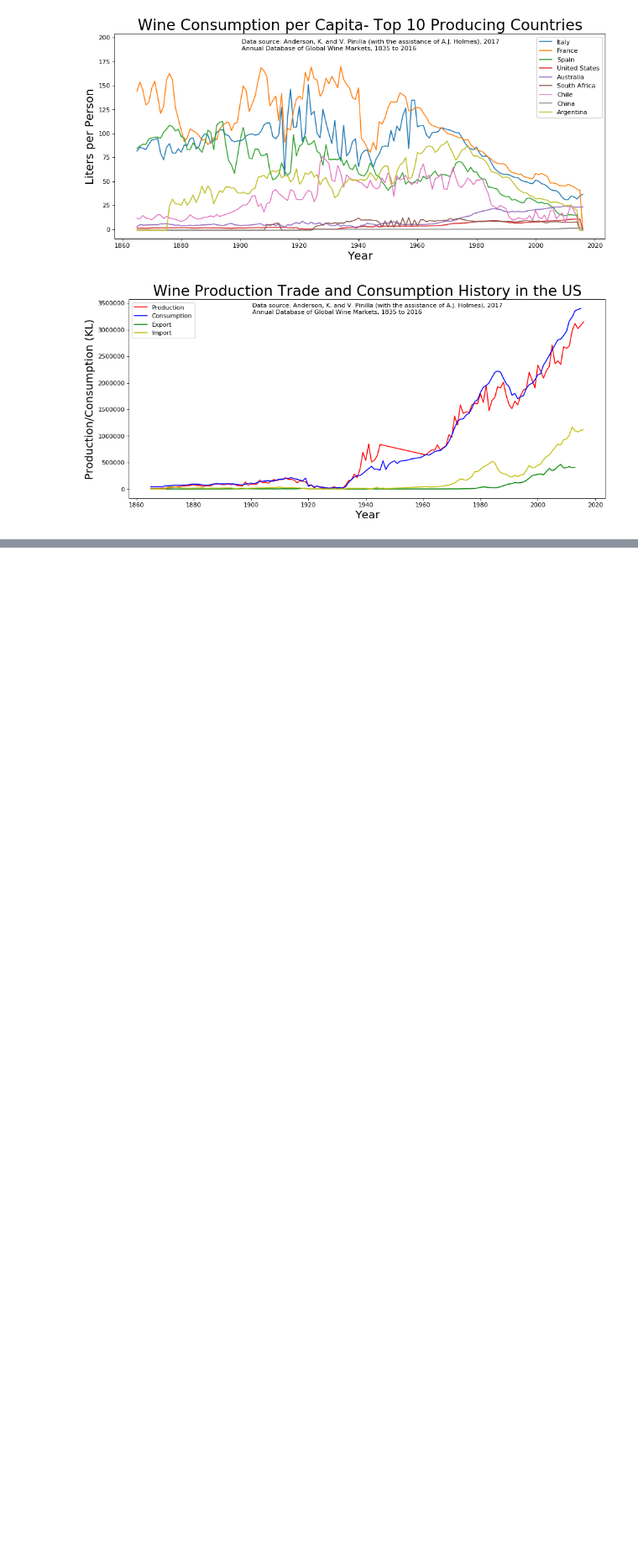
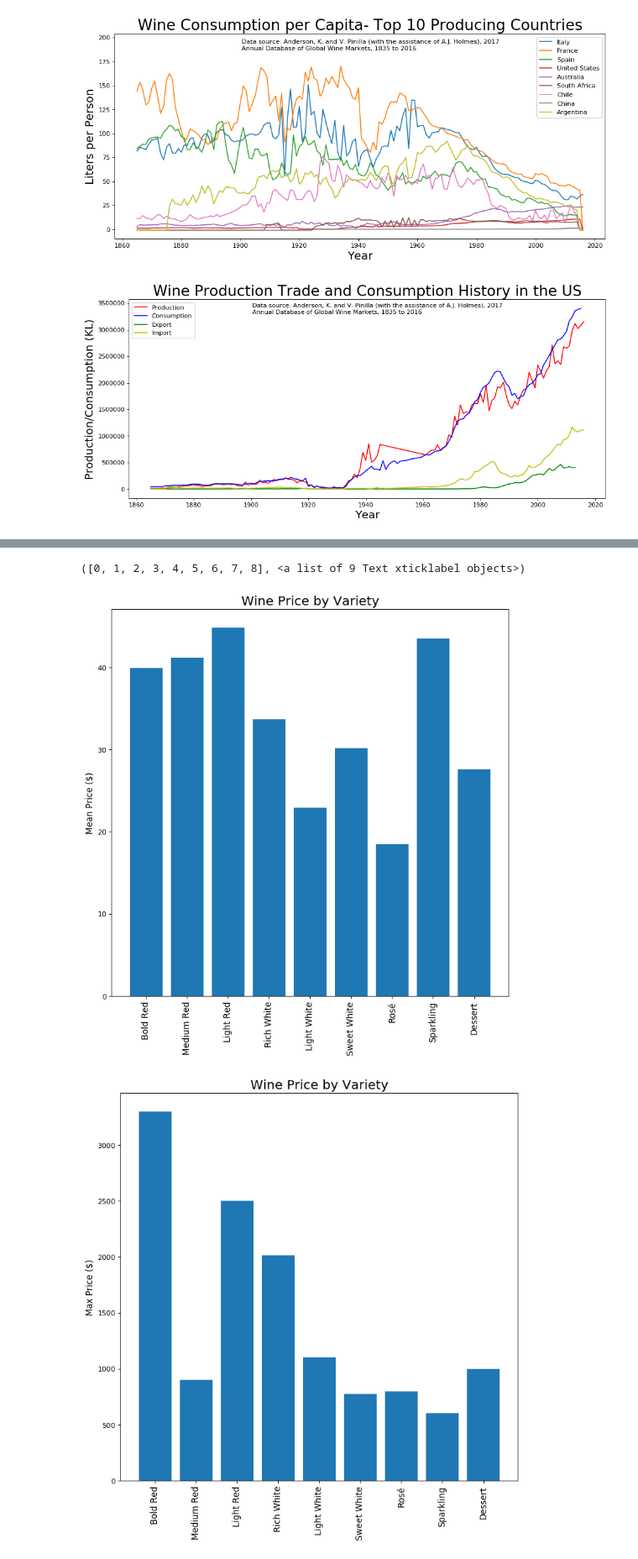
Before and after one commit to renatonico/Pygeons, a Jupyter notebook: notebooks/Pygeons1.ipynb, the cells around one changed output, grey strips where cells are left out. Shown at 84% size. Drawn from its saved outputs; the diff is of its cells as text; code cells hidden in the pictures; blank space fills up the shorter version.

```diff
--- a/notebooks/Pygeons1.ipynb
+++ b/notebooks/Pygeons1.ipynb
@@ -287,0 +386,25 @@ plt.show()
+# %%
+#Bar chart for most popular wine types by mean price
+A= {}
+for x in Wine_types.keys():
+    A.update({x: df[df.vt==x].price.mean()})
+
+fig,ax1=plt.subplots(figsize=(10,10), dpi=80, facecolor='w', edgecolor='k')
+l1=ax1.bar(Wine_types.keys(), A.values())
+ax1.set_title("Wine Price by Variety",fontsize=18)
+plt.ylabel("Mean Price ($)",fontsize=12)
+plt.xticks(rotation=90, fontsize=12)
+
+A= {}
+for x in Wine_types.keys():
+    A.update({x: df[df.vt==x].price.max()})
+
+fig,ax2=plt.subplots(figsize=(10,10), dpi=80, facecolor='w', edgecolor='k')
+l1=ax2.bar(Wine_types.keys(), A.values())
+ax2.set_title("Wine Price by Variety",fontsize=18)
+plt.ylabel("Max Price ($)",fontsize=12)
+plt.xticks(rotation=90, fontsize=12)
+# %% [output]
+([0, 1, 2, 3, 4, 5, 6, 7, 8], <a list of 9 Text xticklabel objects>)
+[figure, added]
+[figure, added]
```
Also changed, not shown: parts of 17 cells of this notebook.
